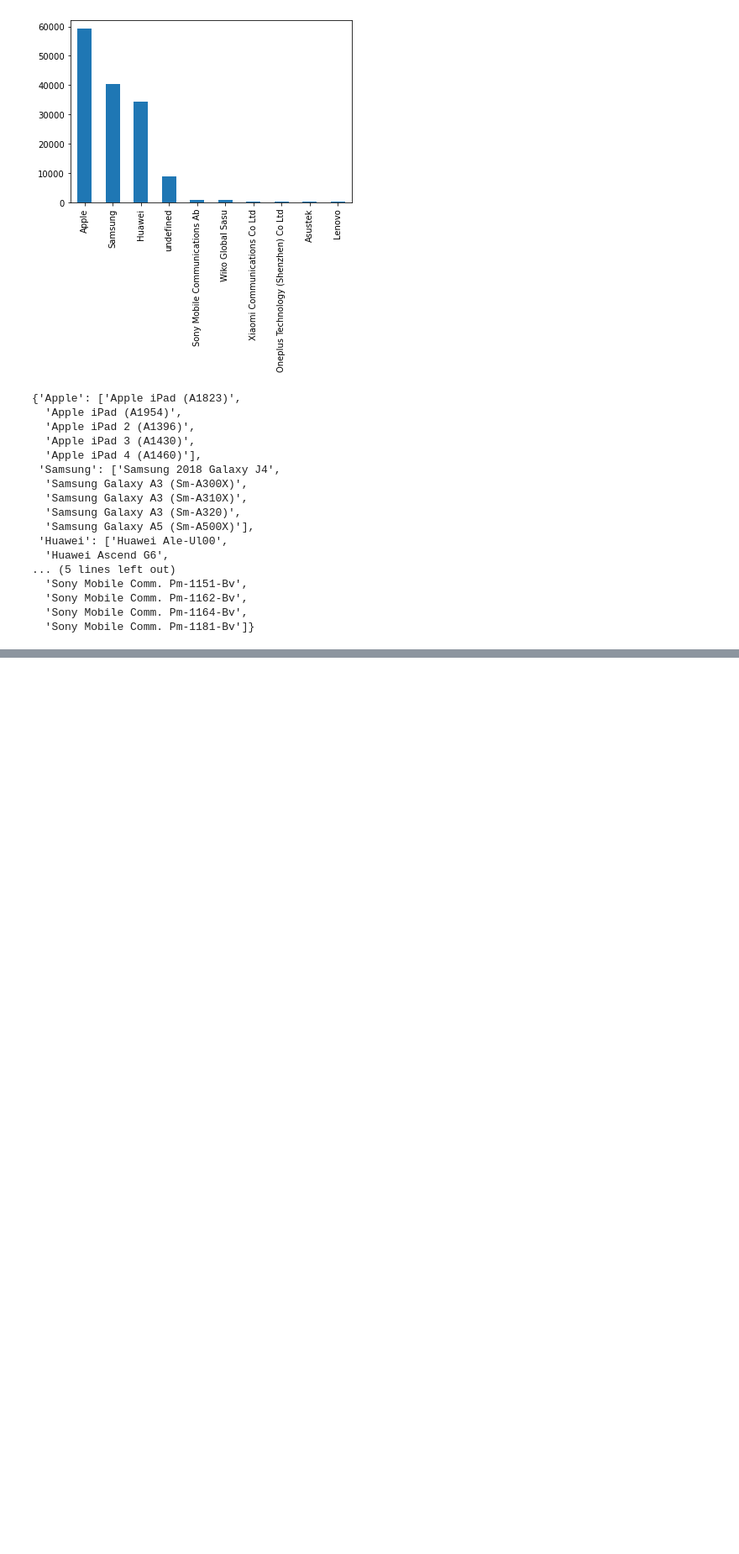
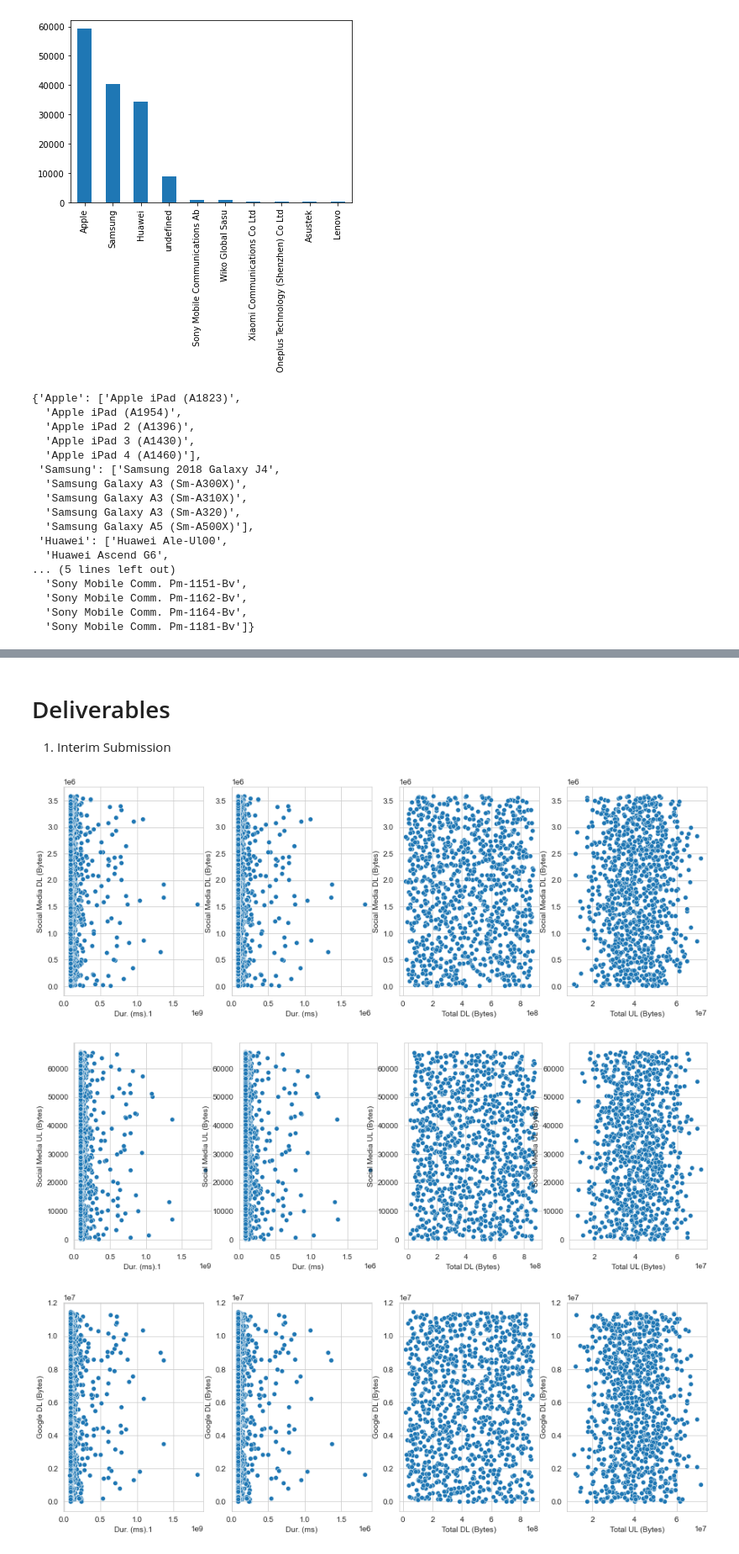
Before and after one commit to Kira-Floris/TellCo, a Jupyter notebook: notebook/telco project.ipynb, the cells around one changed output, grey strips where cells are left out. Shown at 84% size. Cells and saved outputs as stored; diff of their text form; code cells hidden in the pictures; blank space fills up the shorter version.

Commit message:
notebook plotting deliverabels for applications

```diff
--- a/notebook/telco project.ipynb
+++ b/notebook/telco project.ipynb
@@ -177,0 +192,34 @@ pandas.core.frame.DataFrame
+# %% [markdown]
+# Deliverables
+1. Interim Submission
+# %%
+sample_data = clean_data[:1000]
+# %%
+def plot_relations(dataset, main):
+    # plot Google UL (Bytes) to number if xdr sessions, session duration, total download and upload
+    title = str(main)+'vs applications'
+    plt.figure(figsize=(15,5))
+
+    plt.title(title)
+    plt.subplot(1,4,1)
+    sns.scatterplot(data=dataset[['Dur. (ms).1',main]], x='Dur. (ms).1', y=main)
+
+    plt.subplot(1,4,2)
+    sns.scatterplot(data=dataset[['Dur. (ms)',main]], x='Dur. (ms)', y=main)
+
+    plt.subplot(1,4,3)
+    sns.scatterplot(data=dataset[['Total DL (Bytes)',main]], x='Total DL (Bytes)', y=main)
+
+    plt.subplot(1,4,4)
+    sns.scatterplot(data=dataset[['Total UL (Bytes)',main]], x='Total UL (Bytes)', y=main)
+
+    plt.show()
+# %%
+plot_list = ['Social Media DL (Bytes)', 'Social Media UL (Bytes)','Google DL (Bytes)','Google UL (Bytes)','Email DL (Bytes)','Email UL (Bytes)','Youtube DL (Bytes)','Youtube UL (Bytes)','Netflix DL (Bytes)','Netflix UL (Bytes)','Gaming DL (Bytes)', 'Gaming UL (Bytes)']
+for figure in plot_list:
+    main = figure
+    plot_relations(sample_data[['Dur. (ms).1','Dur. (ms)','Total DL (Bytes)','Total UL (Bytes)',main]], main)
+# %% [output]
+[figure, added]
+[figure, added]
+[figure, added]
```
Also changed, not shown: parts of 2 cells of this notebook.
